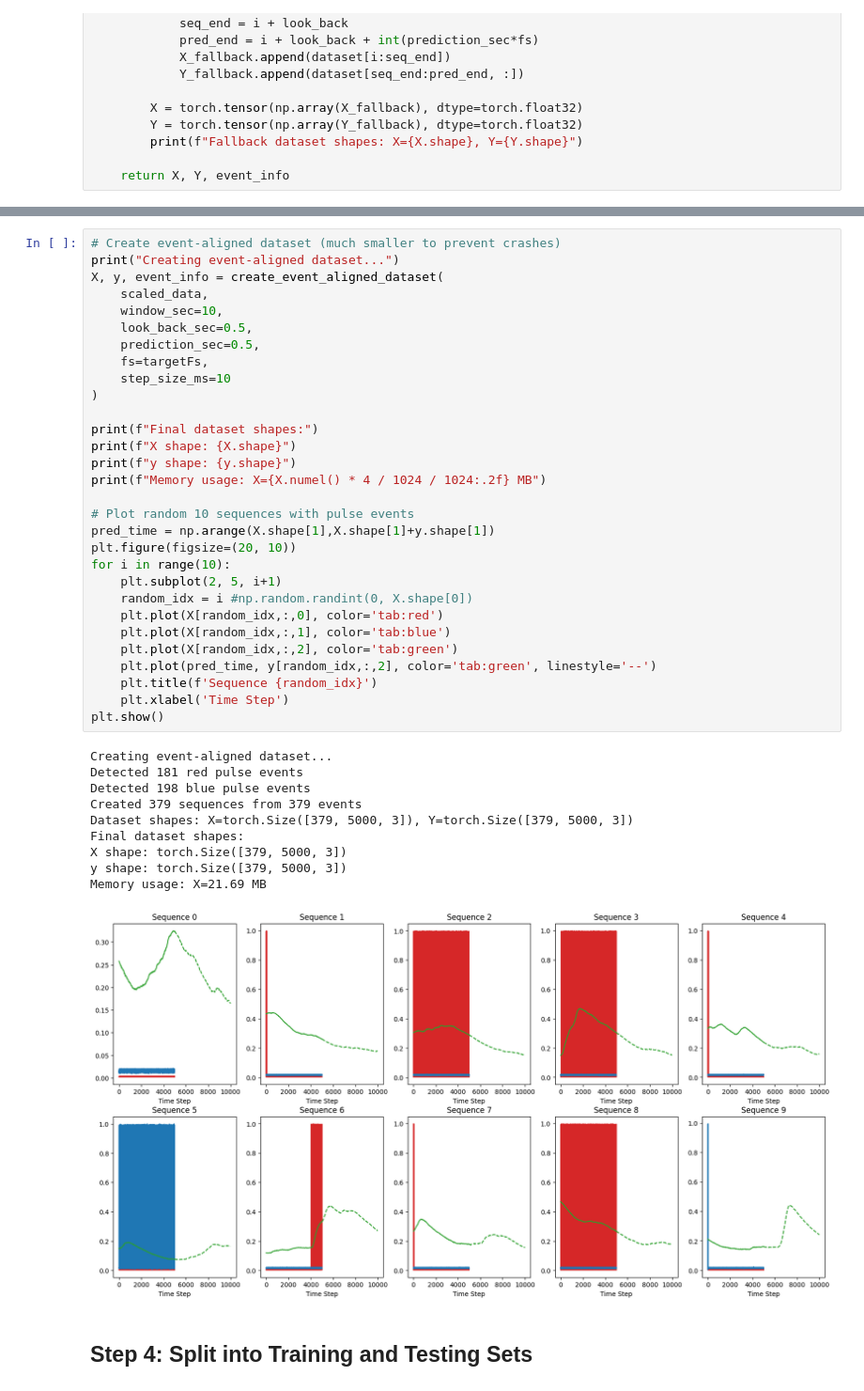
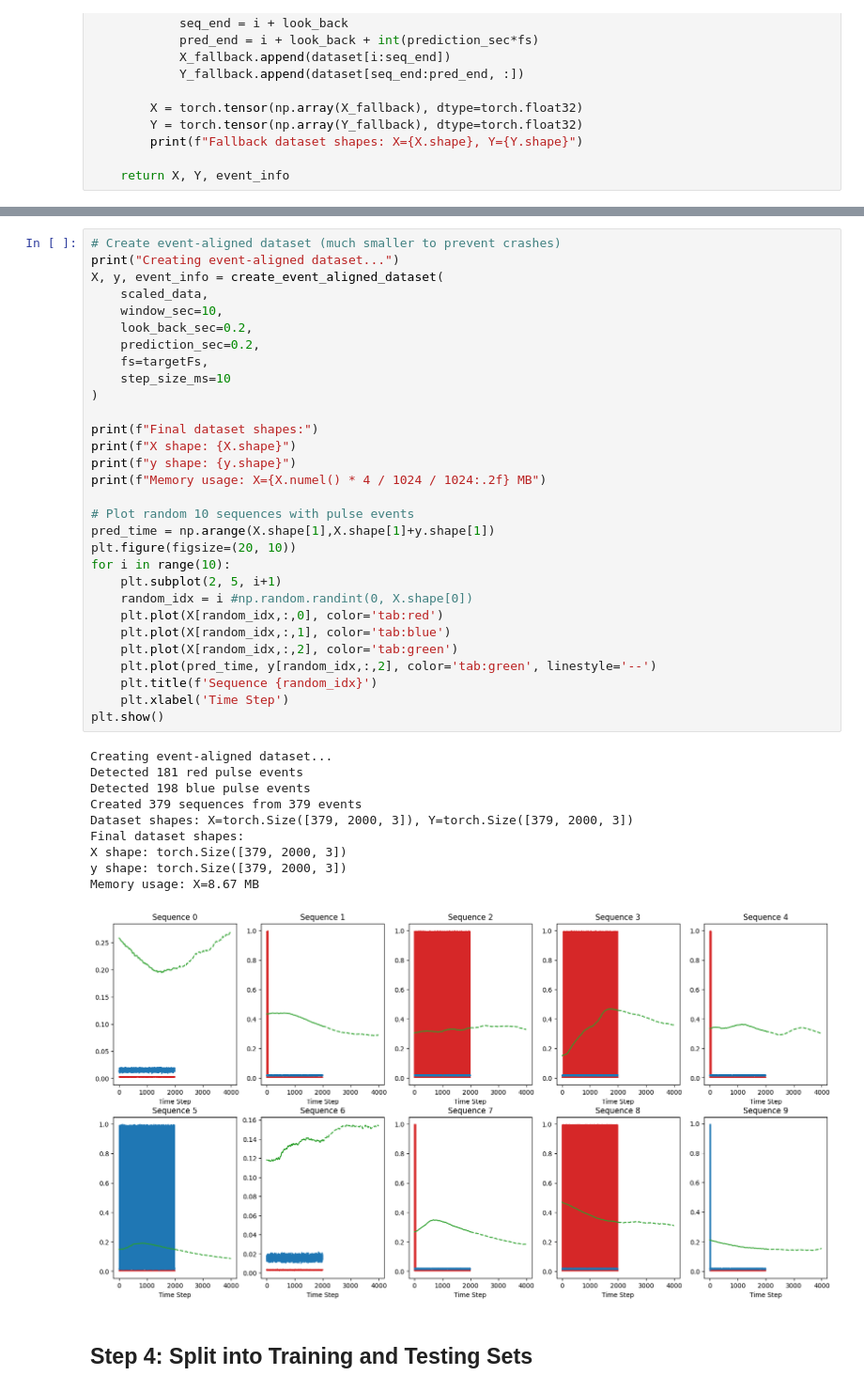
Before and after one commit to shunnnli/BrainClamp, a Jupyter notebook: DA-model.ipynb, the cells around one changed output, grey strips where cells are left out. Shown at 94% size. Cells and saved outputs as stored; diff of their text form.

```diff
--- a/DA-model.ipynb
+++ b/DA-model.ipynb
@@ -261,41 +270,41 @@ print("Creating event-aligned dataset...")
 X, y, event_info = create_event_aligned_dataset(
     scaled_data,
     window_sec=10,
-    look_back_sec=0.5,
-    prediction_sec=0.5,
+    look_back_sec=0.2,
+    prediction_sec=0.2,
     fs=targetFs,
     step_size_ms=10
 )
 
 print(f"Final dataset shapes:")
 print(f"X shape: {X.shape}")
 print(f"y shape: {y.shape}")
 print(f"Memory usage: X={X.numel() * 4 / 1024 / 1024:.2f} MB")
 
 # Plot random 10 sequences with pulse events
 pred_time = np.arange(X.shape[1],X.shape[1]+y.shape[1])
 plt.figure(figsize=(20, 10))
 for i in range(10):
     plt.subplot(2, 5, i+1)
     random_idx = i #np.random.randint(0, X.shape[0])
     plt.plot(X[random_idx,:,0], color='tab:red')
     plt.plot(X[random_idx,:,1], color='tab:blue')
     plt.plot(X[random_idx,:,2], color='tab:green')
     plt.plot(pred_time, y[random_idx,:,2], color='tab:green', linestyle='--')
     plt.title(f'Sequence {random_idx}')
     plt.xlabel('Time Step')
 plt.show()
 # %% [output]
 Creating event-aligned dataset...
 Detected 181 red pulse events
 Detected 198 blue pulse events
 Created 379 sequences from 379 events
-Dataset shapes: X=torch.Size([379, 5000, 3]), Y=torch.Size([379, 5000, 3])
+Dataset shapes: X=torch.Size([379, 2000, 3]), Y=torch.Size([379, 2000, 3])
 Final dataset shapes:
-X shape: torch.Size([379, 5000, 3])
-y shape: torch.Size([379, 5000, 3])
-Memory usage: X=21.69 MB
+X shape: torch.Size([379, 2000, 3])
+y shape: torch.Size([379, 2000, 3])
+Memory usage: X=8.67 MB
-[figure, old version]
+[figure, new version]
 # %% [markdown]
 ## Step 4: Split into Training and Testing Sets
 # %%
```
Also changed, not shown: parts of 13 cells of this notebook.
